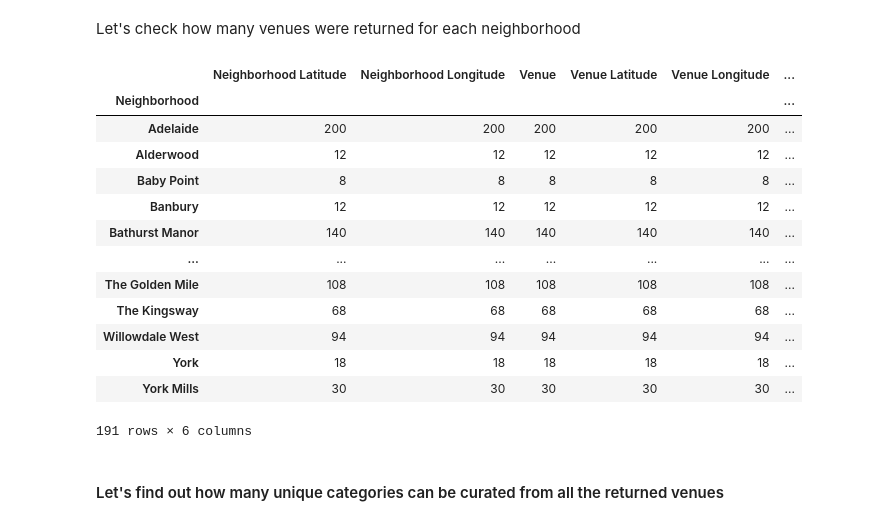
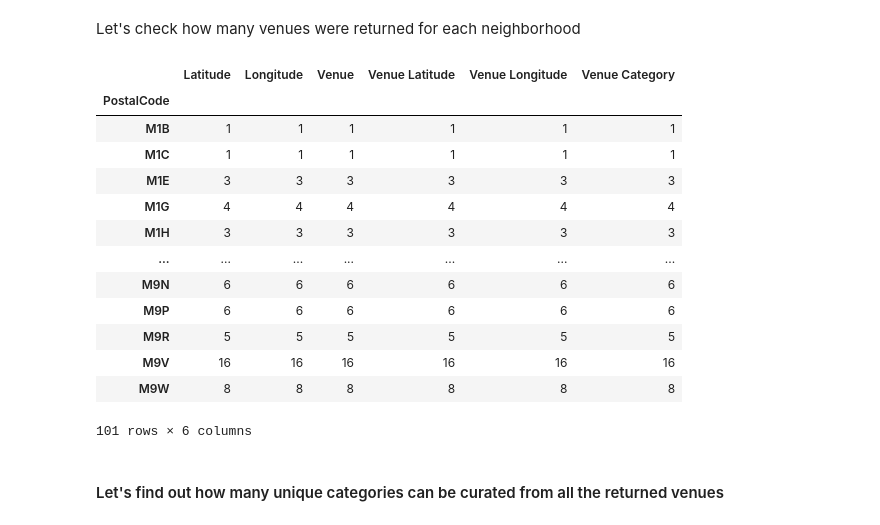
Before and after one commit to XiGou/Coursera_Capstone, a Jupyter notebook: Segmenting_and_Clustering_Neighborhoods_in_Toronto.ipynb, the cells around one changed output. Cells and saved outputs as stored; diff of their text form; code cells hidden in the pictures.

```diff
--- a/Segmenting_and_Clustering_Neighborhoods_in_Toronto.ipynb
+++ b/Segmenting_and_Clustering_Neighborhoods_in_Toronto.ipynb
@@ -93,0 +92,10 @@ for neighborhood_name in all_neighbour_list:
+# %%
+import geocoder
+
+def get_geocoder(postal_code_from_df):
+  # initialize your variable to None
+  g = geocoder.arcgis('{}, Toronto, Ontario'.format(postal_code_from_df))
+  latitude = g.json['lat']
+  longitude = g.json['lng']
+  return latitude,longitude
+get_geocoder("M3A")
@@ -117,7 +160,7 @@ print('The geograpical coordinate of Tornoto are {}, {}.'.format(latitude, longi
 map_toronto = folium.Map(location=[latitude, longitude], zoom_start=10)
 
 # add markers to map
-for lat, lng, neighborhood in zip(neighborhoods['Latitude'], neighborhoods['Longitude'], neighborhoods['Neighborhood']):
+for lat, lng, neighborhood in zip(all_neighbourhoods['Latitude'], all_neighbourhoods['Longitude'], all_neighbourhoods['Neighborhood']):
       label = '{}'.format(neighborhood)
       label = folium.Popup(label, parse_html=True)
       folium.CircleMarker(
@@ -135,15 +178,16 @@ map_toronto
 The geograpical coordinate of Tornoto are 43.6534817, -79.3839347.
 [interactive output not drawn]
 # %%
-CLIENT_ID = 'FAKEID' # your Foursquare ID
-CLIENT_SECRET = 'FAKESECRET' # your Foursquare Secret
+CLIENT_ID = '2CVJW11GUA2AEW4LWAVW3JTS4ENBWIAHY0VAIPCNSAJASZFB' # your Foursquare ID
+CLIENT_SECRET = 'P1QBMHSSK21VECMSBOMXOSLAPJ4PBIKHR1V3XHPFZKHHQYEW' # your Foursquare Secret
 VERSION = '20180605' # Foursquare API version
 LIMIT = 100 # A default Foursquare API limit value
 
-def getNearbyVenues(names, latitudes, longitudes, radius=500):
+
+def getNearbyVenues(poscode, latitudes, longitudes, radius=500):
   venues_list=[]
-  for name, lat, lng in zip(names, latitudes, longitudes):
-      print(name)
+  for poscode, lat, lng in zip(poscode, latitudes, longitudes):
+      print(poscode, end='-')
       # create the API request URL
       url = 'https://api.foursquare.com/v2/venues/explore?&client_id={}&client_secret={}&v={}&ll={},{}&radius={}&limit={}'.format(
           CLIENT_ID,
@@ -159,7 +203,7 @@ def getNearbyVenues(names, latitudes, longitudes, radius=500):
 
       # return only relevant information for each nearby venue
       venues_list.append([(
-          name,
+          poscode,
           lat,
           lng,
           v['venue']['name'],
@@ -168,9 +212,9 @@ def getNearbyVenues(names, latitudes, longitudes, radius=500):
           v['venue']['categories'][0]['name']) for v in results])
 
   nearby_venues = pd.DataFrame([item for venue_list in venues_list for item in venue_list])
-  nearby_venues.columns = ['Neighborhood',
-                'Neighborhood Latitude',
-                'Neighborhood Longitude',
+  nearby_venues.columns = ['PostalCode',
+                'Latitude',
+                'Longitude',
                 'Venue',
                 'Venue Latitude',
                 'Venue Longitude',
@@ -178,10 +222,11 @@ def getNearbyVenues(names, latitudes, longitudes, radius=500):
 
   return(nearby_venues)
 # %%
-toronto_venues = getNearbyVenues(names=neighborhoods['Neighborhood'],
-                latitudes=neighborhoods['Latitude'],
-                longitudes=neighborhoods['Longitude']
+toronto_venues = getNearbyVenues(poscode=all_neighbourhoods['PostalCode'],
+                latitudes=all_neighbourhoods['Latitude'],
+                longitudes=all_neighbourhoods['Longitude']
               )
+print(" ")
 print(toronto_venues.shape)
 toronto_venues.head()
 # %% [output]
@@ -211,22 +240,22 @@ Downtown
 # %% [markdown]
 Let's check how many venues were returned for each neighborhood
 # %%
-toronto_venues.groupby("Neighborhood").count()
+toronto_venues.groupby("PostalCode").count()
 # %% [output]
-|  | Neighborhood Latitude | Neighborhood Longitude | Venue | Venue Latitude | Venue Longitude | ... |
-| Neighborhood |  |  |  |  |  | ... |
-| Adelaide | 200 | 200 | 200 | 200 | 200 | ... |
-| Alderwood | 12 | 12 | 12 | 12 | 12 | ... |
-| Baby Point | 8 | 8 | 8 | 8 | 8 | ... |
-| Banbury | 12 | 12 | 12 | 12 | 12 | ... |
-| Bathurst Manor | 140 | 140 | 140 | 140 | 140 | ... |
+|  | Latitude | Longitude | Venue | Venue Latitude | Venue Longitude | Venue Category |
+| PostalCode |  |  |  |  |  |  |
+| M1B | 1 | 1 | 1 | 1 | 1 | 1 |
+| M1C | 1 | 1 | 1 | 1 | 1 | 1 |
+| M1E | 3 | 3 | 3 | 3 | 3 | 3 |
+| M1G | 4 | 4 | 4 | 4 | 4 | 4 |
+| M1H | 3 | 3 | 3 | 3 | 3 | 3 |
 | ... | ... | ... | ... | ... | ... | ... |
-| The Golden Mile | 108 | 108 | 108 | 108 | 108 | ... |
-| The Kingsway | 68 | 68 | 68 | 68 | 68 | ... |
-| Willowdale West | 94 | 94 | 94 | 94 | 94 | ... |
-| York | 18 | 18 | 18 | 18 | 18 | ... |
-| York Mills | 30 | 30 | 30 | 30 | 30 | ... |
+| M9N | 6 | 6 | 6 | 6 | 6 | 6 |
+| M9P | 6 | 6 | 6 | 6 | 6 | 6 |
+| M9R | 5 | 5 | 5 | 5 | 5 | 5 |
+| M9V | 16 | 16 | 16 | 16 | 16 | 16 |
+| M9W | 8 | 8 | 8 | 8 | 8 | 8 |
-191 rows × 6 columns
+101 rows × 6 columns
 # %% [markdown]
 #### Let's find out how many unique categories can be curated from all the returned venues
 # %%
```
Also changed, not shown: parts of 30 cells of this notebook.
